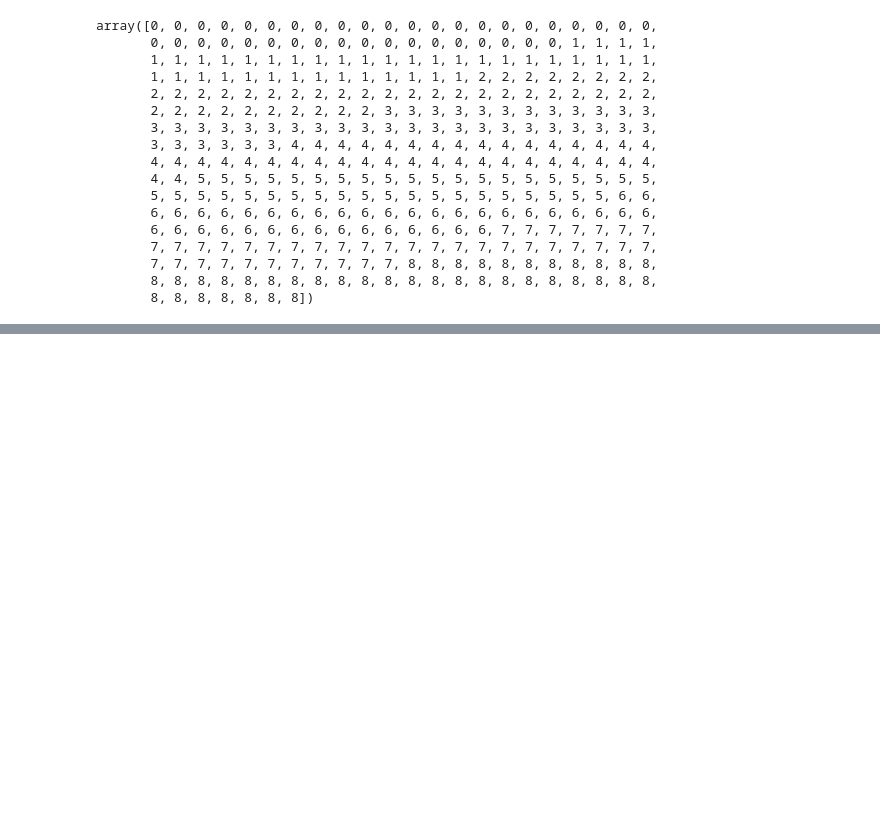
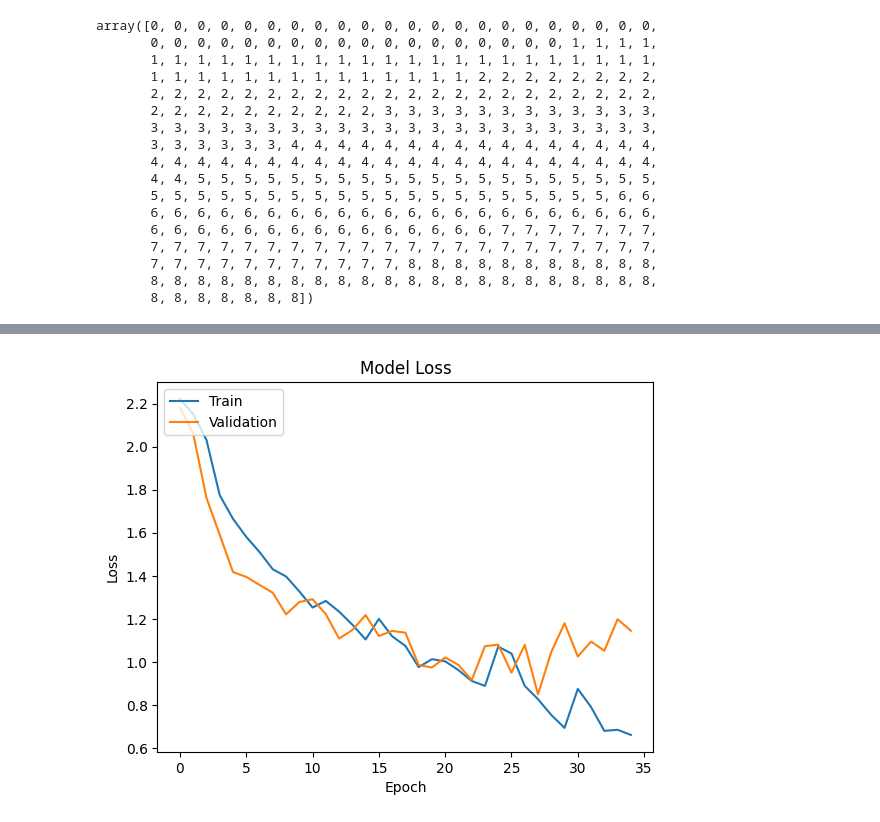
Before and after one commit to nachmz42/what-is-that-fruit-back, a Jupyter notebook: notebooks/Fruits.ipynb, the cells around one changed output, grey strips where cells are left out. Saved outputs shown, nothing was run; the diff lists cells and outputs as text; code cells hidden in the pictures; blank space fills up the shorter version.

```diff
--- a/notebooks/Fruits.ipynb
+++ b/notebooks/Fruits.ipynb
@@ -77,8 +69,8 @@ fruit_labels_dict = {
     'strawberry':8
    }
 # %%
-IMAGE_WIDTH=128
-IMAGE_HEIGHT=128
+IMAGE_WIDTH=64
+IMAGE_HEIGHT=64
 IMAGE_CHANNELS = 3
 X, Y = [], []
 
@@ -200,2 +234,0 @@ _________________________________________________________________
-# %%
-history=model.fit(X_train, Y_train, epochs=100)
@@ -239,0 +235,17 @@ history.history['accuracy']
+# %%
+# Compile the model
+optimizer = Adam(lr=0.001,beta_1=0.9,beta_2 = 0.999, epsilon=1e-8)
+
+model.compile(optimizer = optimizer,
+              loss = 'categorical_crossentropy',
+              metrics = ['accuracy'])
+
+
+early_stop = EarlyStopping(monitor = 'val_loss', patience =15)
+# %%
+# Fitting the model
+mdl_history = model.fit(trainimagedata,
+                          validation_data = testimagedata,
+                          epochs=35,
+                          batch_size=16,
+                          callbacks=[early_stop])
@@ -239,0 +270,11 @@ history.history['accuracy']
+# %%
+# Let's visualize training and testing loss
+plt.plot(mdl_history.history['loss'])
+plt.plot(mdl_history.history['val_loss'])
+plt.title('Model Loss')
+plt.ylabel('Loss')
+plt.xlabel('Epoch')
+plt.legend(['Train', 'Validation'], loc='upper left')
+plt.show()
+# %% [output]
+[figure, added]
```
Also changed, not shown: parts of 14 cells of this notebook, 2 other files.
